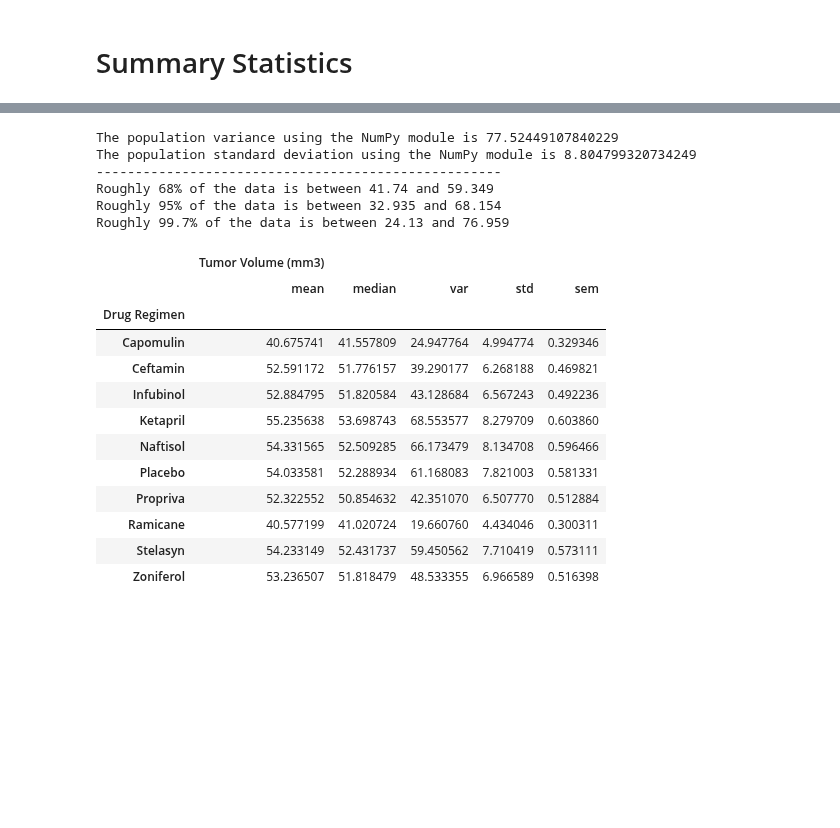
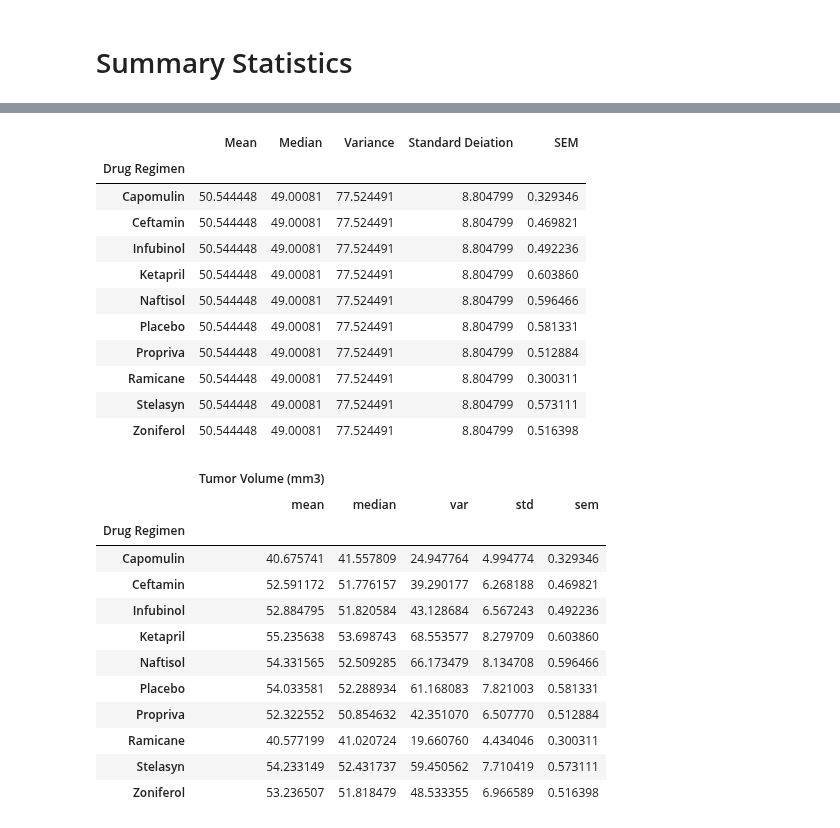
Before and after one commit to CarmiSmith/Matplotlib-Homework, a Jupyter notebook: pymaceuticals_homework.ipynb, the cells around one changed output, grey strips where cells are left out. Saved outputs shown, nothing was run; the diff lists cells and outputs as text; code cells hidden in the pictures; blank space fills up the shorter version.

```diff
--- a/pymaceuticals_homework.ipynb
+++ b/pymaceuticals_homework.ipynb
@@ -139,25 +173,30 @@ The mode of tumor count is ModeResult(mode=array([45.]), count=array([249]))
-# %%
-# Use groupby and summary statistical methods to calculate the following properties of each drug regimen:
-drug_regimen_group = mouse_data.groupby('Drug Regimen')
-# Count how many times each maker appears in our group
-drug_regimen_count = drug_regimen_group['Drug Regimen'].count()
-drug_regimen_count
-# mean, median, variance, standard deviation, and SEM of the tumor volume.
-var_numpy = np.var(tumor_count,ddof = 0)
-print(f"The population variance using the NumPy module is {var_numpy}")
-sd_numpy = np.std(tumor_count,ddof = 0)
-print(f"The population standard deviation using the NumPy module is {sd_numpy}")
-print(f"----------------------------------------------------")
-print(f"Roughly 68% of the data is between {round(mean_numpy-sd_numpy,3)} and {round(mean_numpy+sd_numpy,3)}")
-print(f"Roughly 95% of the data is between {round(mean_numpy-2*sd_numpy,3)} and {round(mean_numpy+2*sd_numpy,3)}")
-print(f"Roughly 99.7% of the data is between {round(mean_numpy-3*sd_numpy,3)} and {round(mean_numpy+3*sd_numpy,3)}")
-# Assemble the resulting series into a single summary dataframe.
-# %% [output]
-The population variance using the NumPy module is 77.52449107840229
-The population standard deviation using the NumPy module is 8.804799320734249
-----------------------------------------------------
-Roughly 68% of the data is between 41.74 and 59.349
-Roughly 95% of the data is between 32.935 and 68.154
-Roughly 99.7% of the data is between 24.13 and 76.959
+# %%
+# Use groupby and summary statistical methods to calculate the following properties of each drug regimen:
+drug_regimen_group = mouse_data.groupby('Drug Regimen')
+
+#Generating the mean, median, variance, standard deviation and SEM of the tumor volume
+drug_mean = drug_regimen_group['Tumor Volume (mm3)'].mean()
+drug_median = drug_regimen_group['Tumor Volume (mm3)'].median()
+drug_var = drug_regimen_group['Tumor Volume (mm3)'].var()
+drug_st_dev = drug_regimen_group['Tumor Volume (mm3)'].std()
+drug_sem = drug_regimen_group['Tumor Volume (mm3)'].sem()
+
+# Assemble the resulting series into a single summary dataframe.
+dr_summary_df = pd.DataFrame({'Mean': mean_numpy, 'Median': median_numpy, 'Variance': var_numpy, 'Standard Deiation': sd_numpy, 'SEM': drug_sem})
+#Print output
+dr_summary_df
+# %% [output]
+|  | Mean | Median | Variance | Standard Deiation | SEM |
+| Drug Regimen |  |  |  |  |  |
+| Capomulin | 50.544448 | 49.00081 | 77.524491 | 8.804799 | 0.329346 |
+| Ceftamin | 50.544448 | 49.00081 | 77.524491 | 8.804799 | 0.469821 |
+| Infubinol | 50.544448 | 49.00081 | 77.524491 | 8.804799 | 0.492236 |
+| Ketapril | 50.544448 | 49.00081 | 77.524491 | 8.804799 | 0.603860 |
+| Naftisol | 50.544448 | 49.00081 | 77.524491 | 8.804799 | 0.596466 |
+| Placebo | 50.544448 | 49.00081 | 77.524491 | 8.804799 | 0.581331 |
+| Propriva | 50.544448 | 49.00081 | 77.524491 | 8.804799 | 0.512884 |
+| Ramicane | 50.544448 | 49.00081 | 77.524491 | 8.804799 | 0.300311 |
+| Stelasyn | 50.544448 | 49.00081 | 77.524491 | 8.804799 | 0.573111 |
+| Zoniferol | 50.544448 | 49.00081 | 77.524491 | 8.804799 | 0.516398 |
 # %%
 # Generate a summary statistics table of mean, median, variance, standard deviation, and SEM of the tumor volume for each regimen
```
Also changed, not shown: parts of 20 cells of this notebook.
